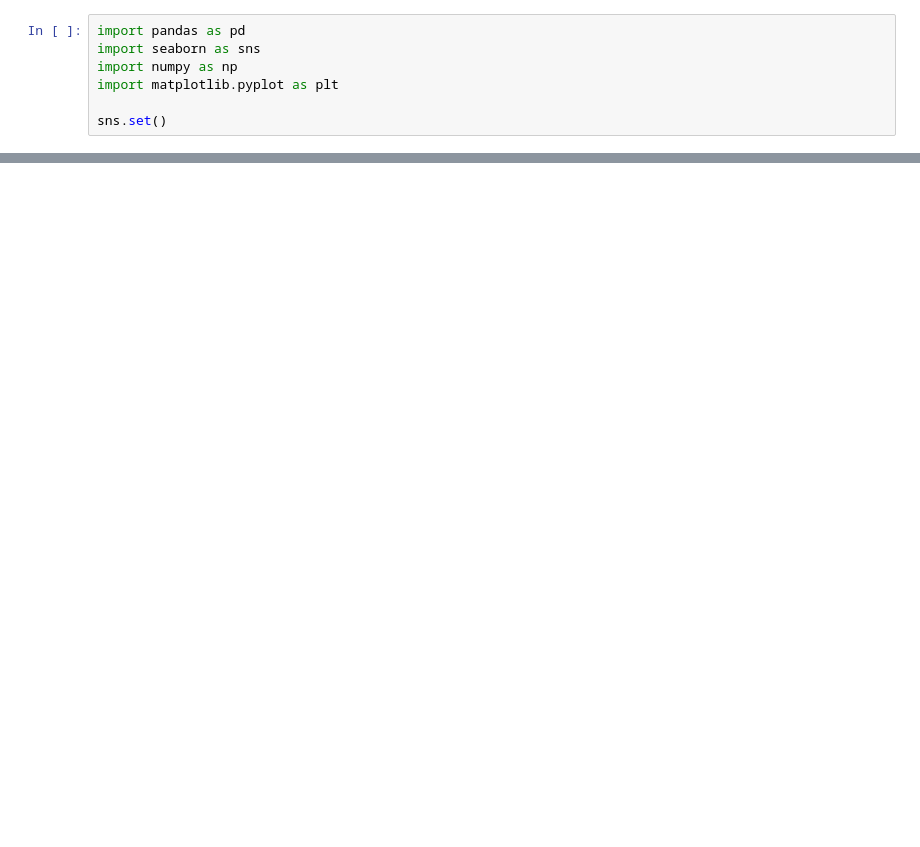
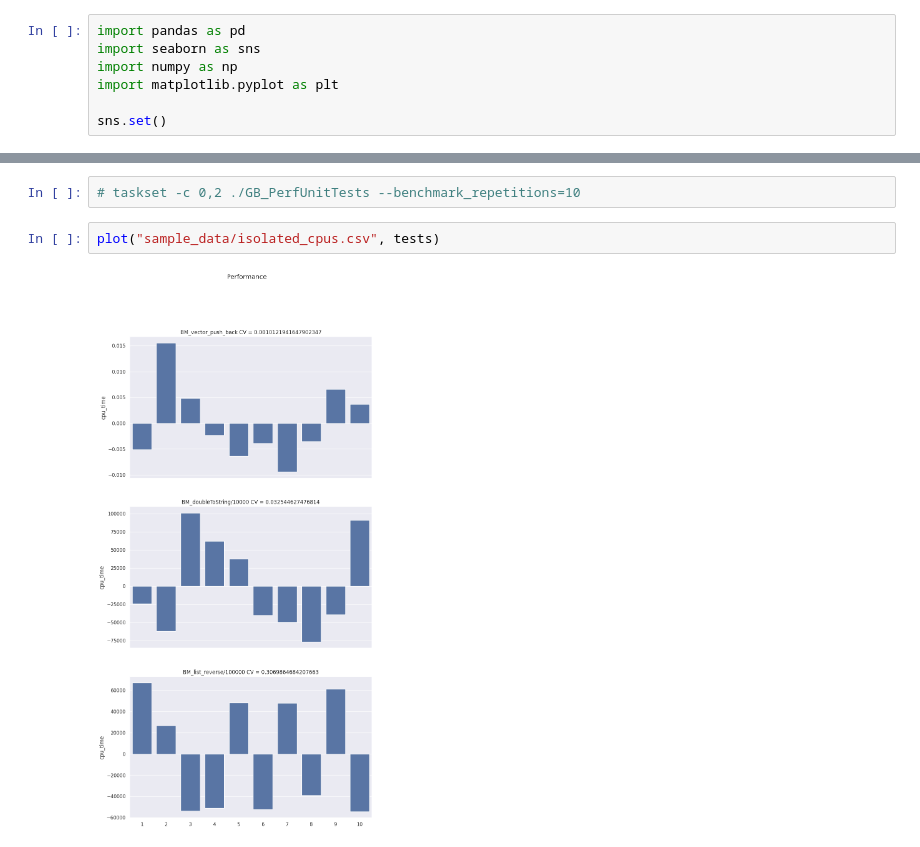
Before and after one commit to Tsyshnatiy/PerfUnitTests, a Jupyter notebook: PerfUnitTestsAnalysis.ipynb, the cells around one changed output, grey strips where cells are left out. Cells and saved outputs as stored; diff of their text form; blank space fills up the shorter version.

```diff
--- a/PerfUnitTestsAnalysis.ipynb
+++ b/PerfUnitTestsAnalysis.ipynb
@@ -46,0 +46,6 @@ plot("sample_data/governor_performance.csv", tests)
+# %%
+# taskset -c 0,2 ./GB_PerfUnitTests --benchmark_repetitions=10
+# %%
+plot("sample_data/isolated_cpus.csv", tests)
+# %% [output]
+[figure, added]
```
Also changed, not shown: parts of 6 cells of this notebook.
